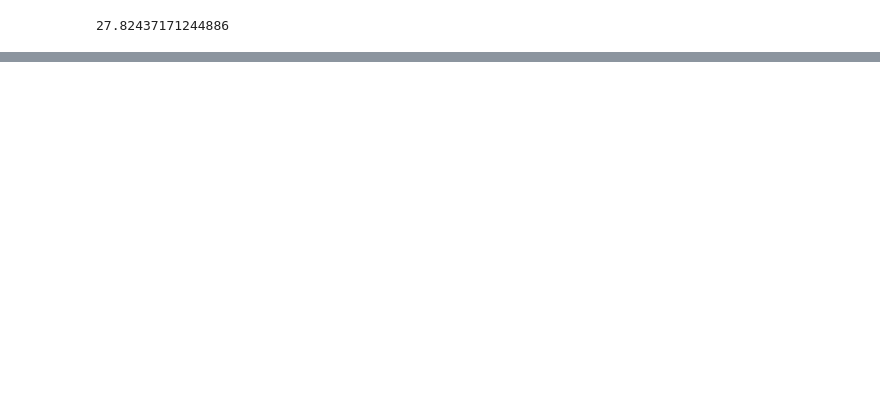
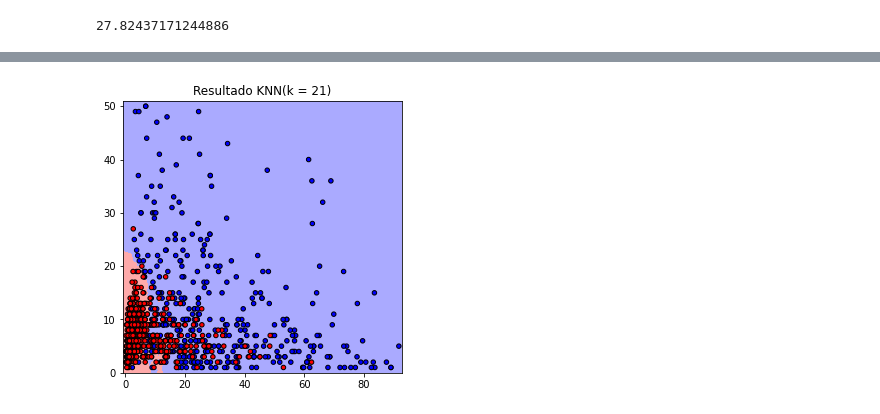
Before and after one commit to EricaFer/Nudity-Detection, a Jupyter notebook: processing.ipynb, the cells around one changed output, grey strips where cells are left out. Cells and saved outputs as stored; diff of their text form; code cells hidden in the pictures; blank space fills up the shorter version.

```diff
--- a/processing.ipynb
+++ b/processing.ipynb
@@ -186,0 +325,6 @@ Nudez detectada
+# %%
+X_test['pred'] = pred
+X_test['label'] = Y_test
+X_test['class'] = X_test.apply(
+    lambda x: resultados(x.pred,x.label),axis = 1
+)
@@ -186,0 +450,37 @@ Nudez detectada
+# %%
+def classify_and_plot(X, y):
+    '''
+    split data, fit, classify, plot and evaluate results
+    '''
+    X_train, X_test, y_train, y_test = train_test_split(X, y, test_size = 0.33, random_state = 41)
+
+    # Create color maps
+    cmap_light = ListedColormap(['#FFAAAA', '#AAAAFF'])
+    cmap_bold  = ListedColormap(['#FF0000', '#0000FF'])
+
+    rcParams['figure.figsize'] = 5, 5
+
+    clf = neighbors.KNeighborsClassifier(n_neighbors = 21)
+    clf.fit(X_train, y_train)
+
+    X = np.array(X)
+    x_min, x_max = X[:, 0].min() - 1, X[:, 0].max() + 1
+    y_min, y_max = X[:, 1].min() - 1, X[:, 1].max() + 1
+    xx, yy = np.meshgrid(np.arange(x_min, x_max, h),
+                            np.arange(y_min, y_max, h))
+    Z = clf.predict(np.c_[xx.ravel(), yy.ravel()])
+
+    Z = Z.reshape(xx.shape)
+    fig = plt.figure()
+    plt.pcolormesh(xx, yy, Z, cmap=cmap_light)
+
+    plt.scatter(X[:, 0], X[:, 1], c=y, cmap=cmap_bold, edgecolor='k', s=20)
+    plt.xlim(xx.min(), xx.max())
+    plt.ylim(yy.min(), yy.max())
+    plt.title("Resultado KNN(k = 21)")
+    plt.show()
+    fig.savefig('./graficos/knn.png')
+# %%
+classify_and_plot(X,Y)
+# %% [output]
+[figure, added]
```
Also changed, not shown: parts of 46 cells of this notebook, 1 other file.
